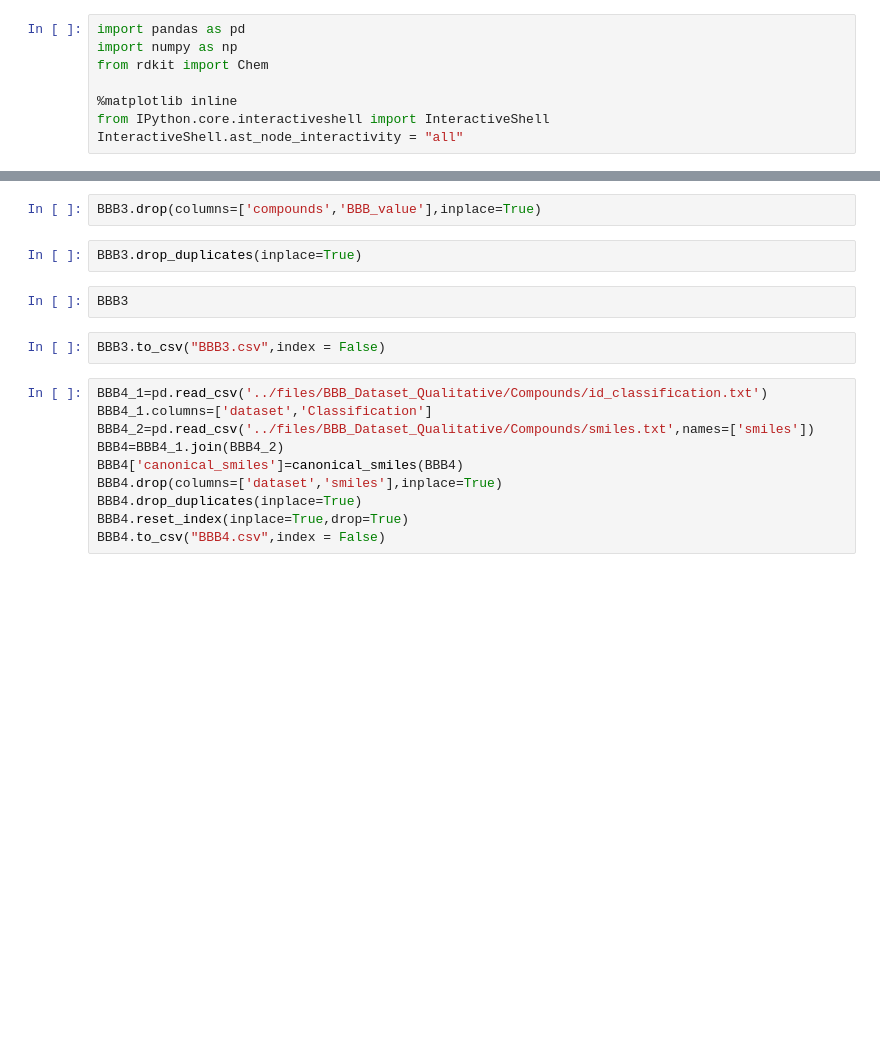
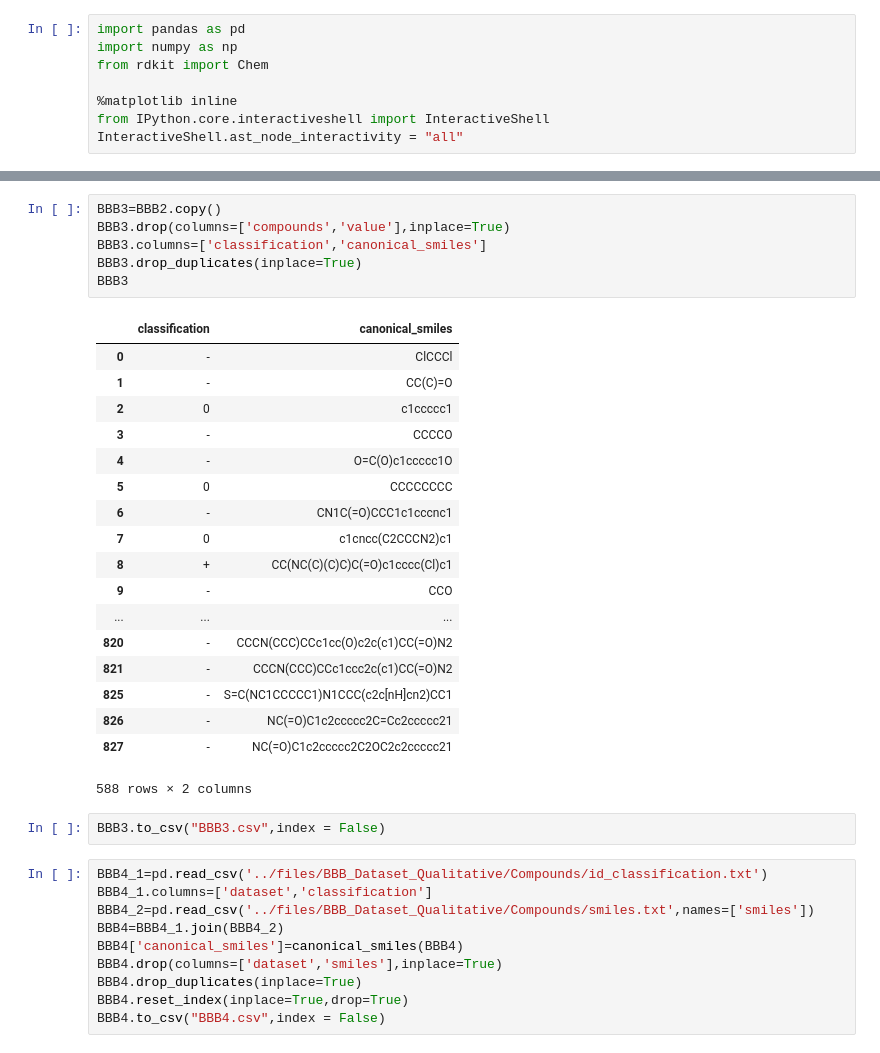
Before and after one commit to joofio/DrugDatabasesTools, a Jupyter notebook: BBB_Files/BBB Files Import.ipynb, the cells around one changed output, grey strips where cells are left out. Saved outputs shown, nothing was run; the diff lists cells and outputs as text; blank space fills up the shorter version.

```diff
--- a/BBB_Files/BBB Files Import.ipynb
+++ b/BBB_Files/BBB Files Import.ipynb
@@ -70,14 +96,33 @@ BBB3=BBB2
 # %%
-BBB3.drop(columns=['compounds','BBB_value'],inplace=True)
+BBB3=BBB2.copy()
+BBB3.drop(columns=['compounds','value'],inplace=True)
+BBB3.columns=['classification','canonical_smiles']
+BBB3.drop_duplicates(inplace=True)
+BBB3
+# %% [output]
+|  | classification | canonical_smiles |
+| 0 | - | ClCCCl |
+| 1 | - | CC(C)=O |
+| 2 | 0 | c1ccccc1 |
+| 3 | - | CCCCO |
+| 4 | - | O=C(O)c1ccccc1O |
+| 5 | 0 | CCCCCCCC |
+| 6 | - | CN1C(=O)CCC1c1cccnc1 |
+| 7 | 0 | c1cncc(C2CCCN2)c1 |
+| 8 | + | CC(NC(C)(C)C)C(=O)c1cccc(Cl)c1 |
+| 9 | - | CCO |
+| ... | ... | ... |
+| 820 | - | CCCN(CCC)CCc1cc(O)c2c(c1)CC(=O)N2 |
+| 821 | - | CCCN(CCC)CCc1ccc2c(c1)CC(=O)N2 |
+| 825 | - | S=C(NC1CCCCC1)N1CCC(c2c[nH]cn2)CC1 |
+| 826 | - | NC(=O)C1c2ccccc2C=Cc2ccccc21 |
+| 827 | - | NC(=O)C1c2ccccc2C2OC2c2ccccc21 |
+588 rows × 2 columns
-# %%
-BBB3.drop_duplicates(inplace=True)
-# %%
-BBB3
 # %%
 BBB3.to_csv("BBB3.csv",index = False)
 # %%
 BBB4_1=pd.read_csv('../files/BBB_Dataset_Qualitative/Compounds/id_classification.txt')
-BBB4_1.columns=['dataset','Classification']
+BBB4_1.columns=['dataset','classification']
 BBB4_2=pd.read_csv('../files/BBB_Dataset_Qualitative/Compounds/smiles.txt',names=['smiles'])
 BBB4=BBB4_1.join(BBB4_2)
 BBB4['canonical_smiles']=canonical_smiles(BBB4)
```
Also changed, not shown: parts of 13 cells of this notebook, 1 other file.
